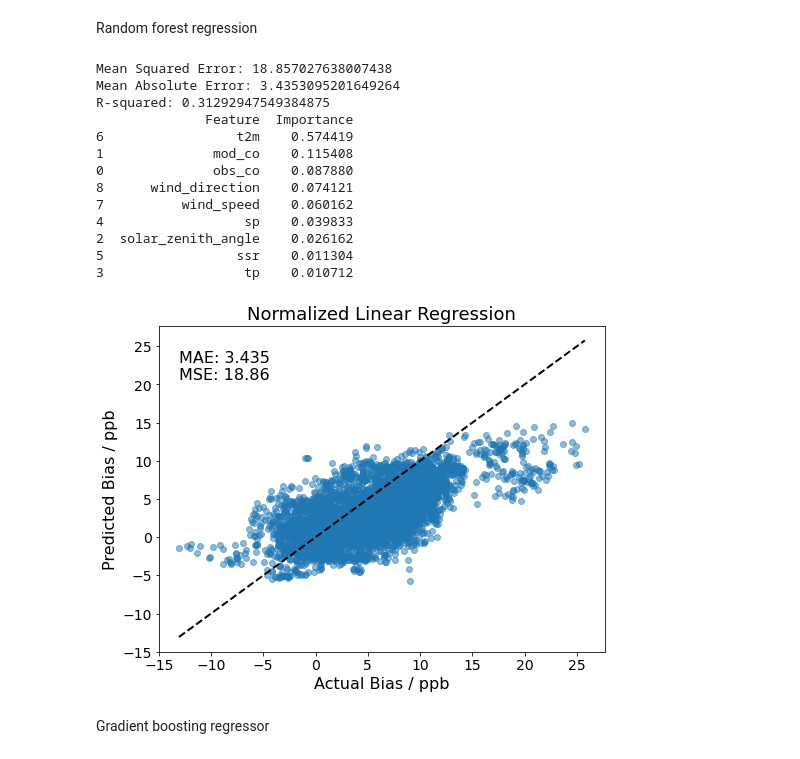
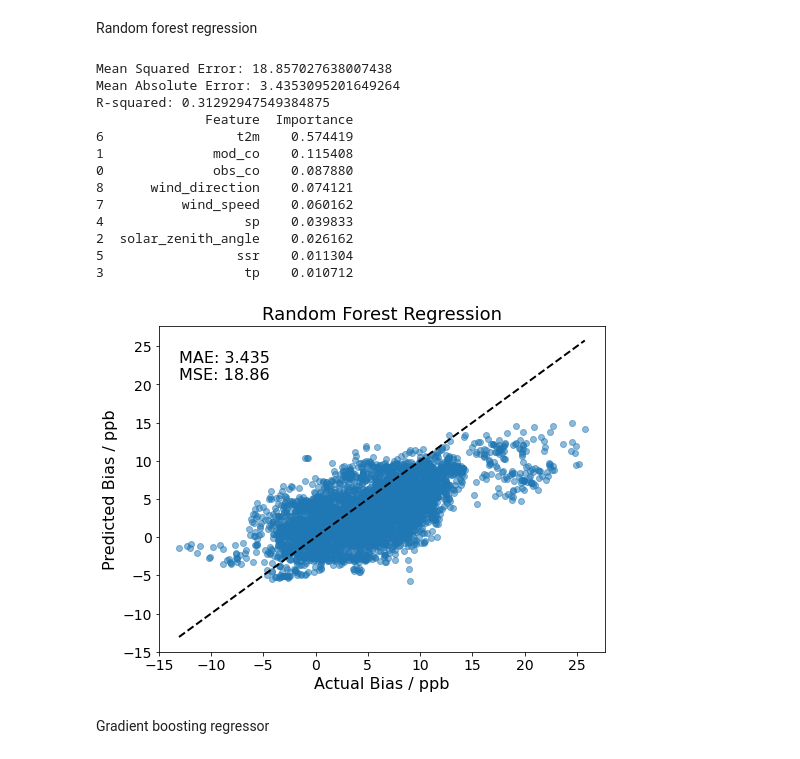
Before and after one commit to jamesperman/partiii_project, a Jupyter notebook: cvao_plots.ipynb, the cells around one changed output. Saved outputs shown, nothing was run; the diff lists cells and outputs as text; code cells hidden in the pictures.

```diff
--- a/cvao_plots.ipynb
+++ b/cvao_plots.ipynb
@@ -847,35 +847,35 @@ importance_df = pd.DataFrame({'Feature': feature_names, 'Importance': feature_im
 importance_df = importance_df.sort_values(by='Importance', ascending=False)
 print(importance_df)
 
 # Plot Observed vs. predicted values
 plt.figure(figsize=(8, 6))
 plt.scatter(y_test, y_pred, alpha=0.5, label='Predicted vs. Observed')
 plt.plot([y_test.min(), y_test.max()], [y_test.min(), y_test.max()], 'k--', lw=2, label='1:1 line')
 plt.xlabel("Actual Bias / ppb", fontsize=16)
 plt.ylabel("Predicted Bias / ppb", fontsize=16)
-plt.title("Normalized Linear Regression", fontsize=18)
+plt.title("Random Forest Regression", fontsize=18)
 plt.text(y_test.min(), y_test.max()*0.95, f'MAE: {mae:.3f}\nMSE: {mse:.2f}', fontsize=16, verticalalignment='top')
 plt.tick_params(axis='both', which='major', labelsize=14)
 
 # Save the plot with dpi=600 in a specific directory
 plt.savefig('/home/ajp255/nethome/Data/MLPlots/random_forest_plot.png', dpi=600)
 
 plt.show()
 # %% [output]
 Mean Squared Error: 18.857027638007438
 Mean Absolute Error: 3.4353095201649264
 R-squared: 0.31292947549384875
               Feature  Importance
 6                 t2m    0.574419
 1              mod_co    0.115408
 0              obs_co    0.087880
 8      wind_direction    0.074121
 7          wind_speed    0.060162
 4                  sp    0.039833
 2  solar_zenith_angle    0.026162
 5                 ssr    0.011304
 3                  tp    0.010712
-[figure, old version]
+[figure, new version]
 # %% [markdown]
 Gradient boosting regressor
 # %%
```
Also changed, not shown: parts of 4 cells of this notebook, 2 other files.
